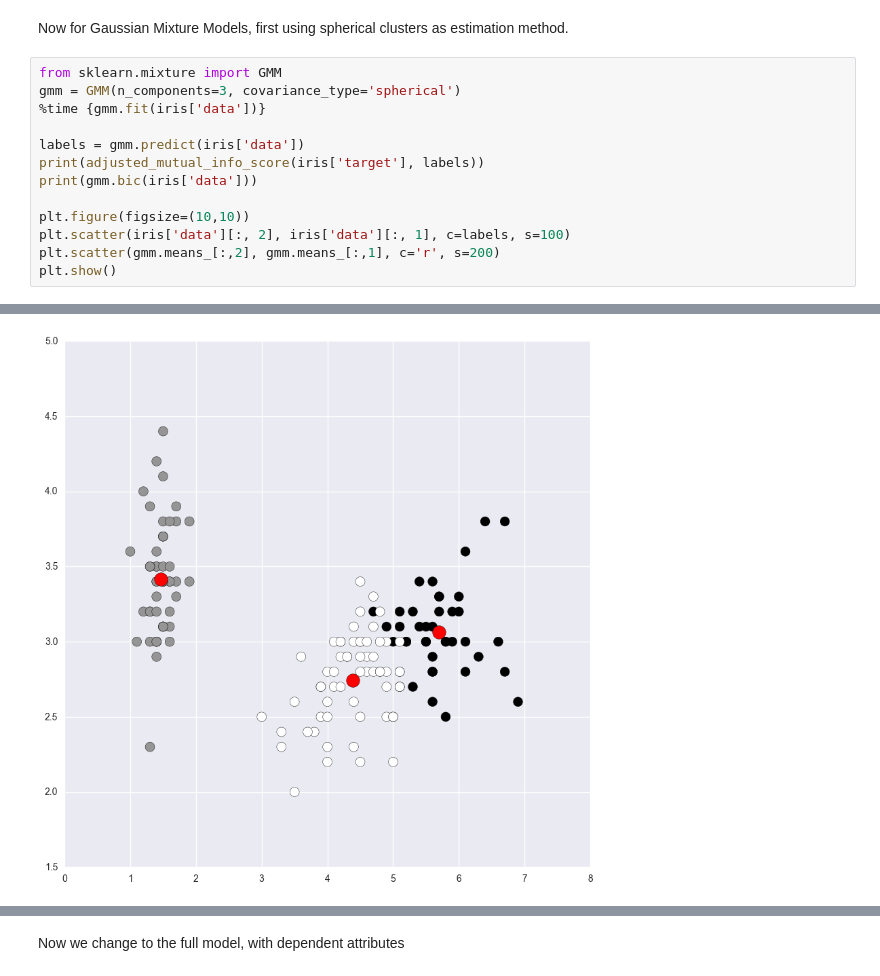
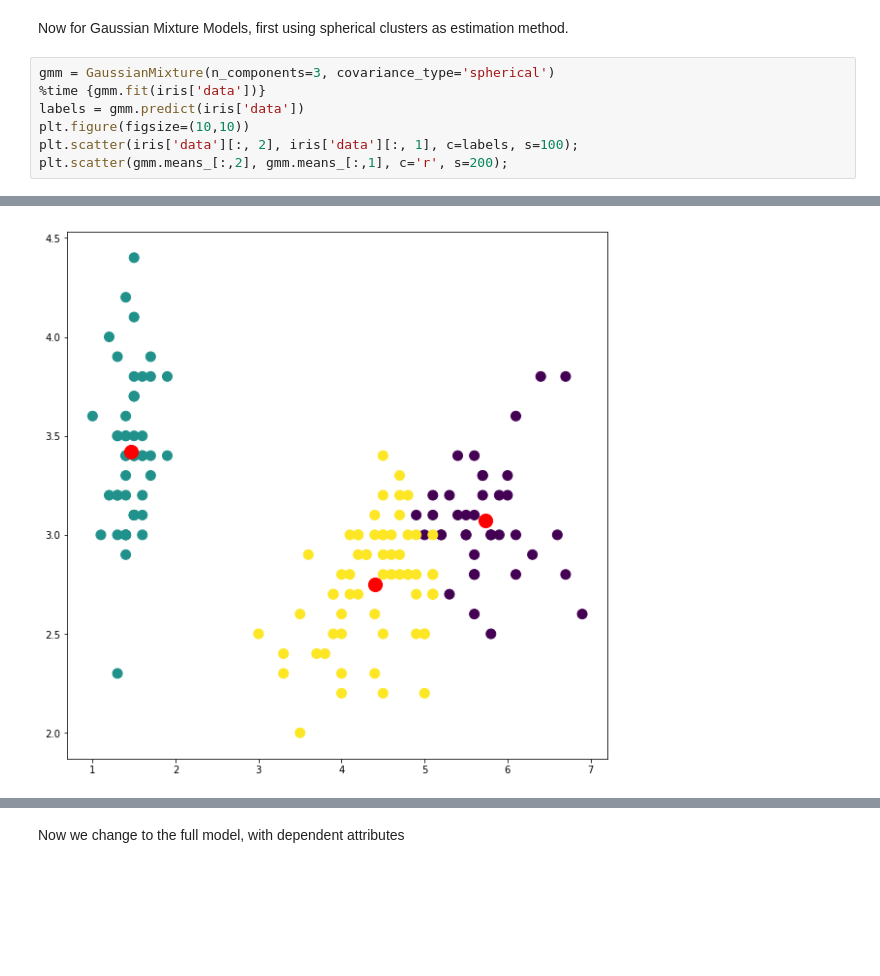
Before and after one commit to bejar/URLNotebooks, a Jupyter notebook: Notebooks/07PrototypeClustering.ipynb, the cells around one changed output, grey strips where cells are left out. Drawn from its saved outputs; the diff is of its cells as text; blank space fills up the shorter version.

```diff
--- a/Notebooks/07PrototypeClustering.ipynb
+++ b/Notebooks/07PrototypeClustering.ipynb
@@ -39,16 +47,10 @@ Results are worse than hierarchical clustering
 # %% [markdown]
 Now for Gaussian Mixture Models, first using spherical clusters as estimation method.
 # %%
-from sklearn.mixture import GMM
-gmm = GMM(n_components=3, covariance_type='spherical')
+gmm = GaussianMixture(n_components=3, covariance_type='spherical')
 %time {gmm.fit(iris['data'])}
-
 labels = gmm.predict(iris['data'])
-print(adjusted_mutual_info_score(iris['target'], labels))
-print(gmm.bic(iris['data']))
-
 plt.figure(figsize=(10,10))
-plt.scatter(iris['data'][:, 2], iris['data'][:, 1], c=labels, s=100)
-plt.scatter(gmm.means_[:,2], gmm.means_[:,1], c='r', s=200)
-plt.show()
+plt.scatter(iris['data'][:, 2], iris['data'][:, 1], c=labels, s=100);
+plt.scatter(gmm.means_[:,2], gmm.means_[:,1], c='r', s=200);
 # %% [output]
@@ -59 +59 @@ Wall time: 88.7 µs
-[figure, old version]
+[figure, new version]
```
Also changed, not shown: parts of 25 cells of this notebook, 6 other files.
